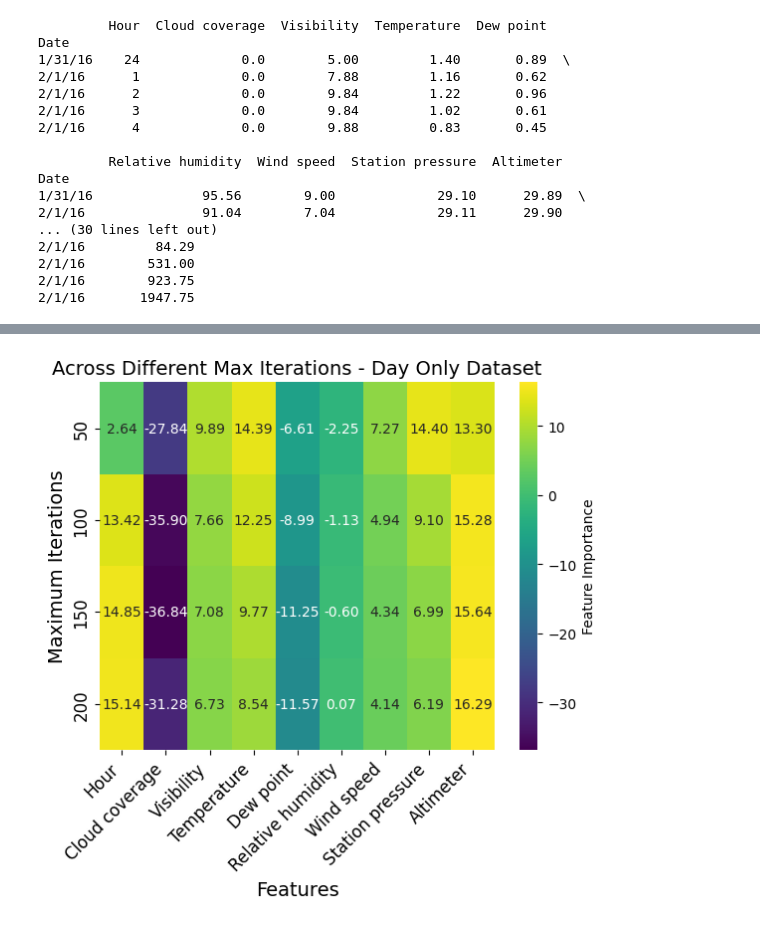
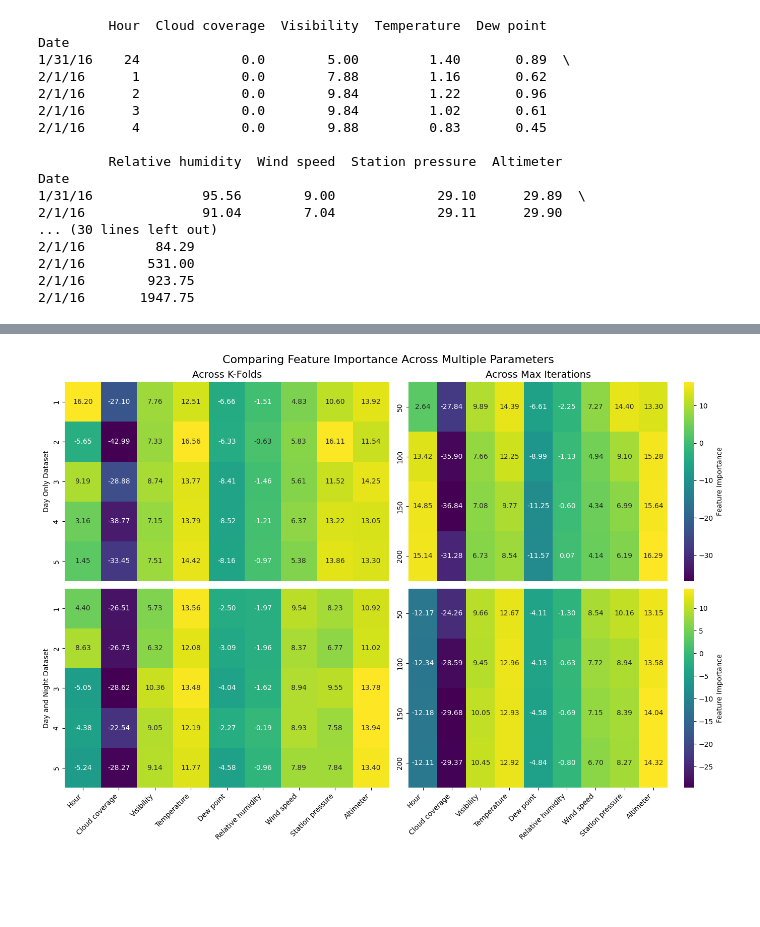
Before and after one commit to rcsurridge/Solar-ML-Forecast, a Jupyter notebook: neural_network.ipynb, the cells around one changed output, grey strips where cells are left out. Cells and saved outputs as stored; diff of their text form; code cells hidden in the pictures; blank space fills up the shorter version.

Commit message:
created master heatmap

```diff
--- a/neural_network.ipynb
+++ b/neural_network.ipynb
@@ -149,28 +87,42 @@ plt.show()
-# %%
-best_mse = float('inf')
-best_params = None
-
-max_iter_lst = [50, 100, 150, 200]
-
-feature_importance_matrix = np.zeros((len(max_iter_lst), X_day.shape[1]))
-
-for idx, max_iter in enumerate(max_iter_lst):
-    final_model = MLPRegressor(hidden_layer_sizes=(64, 64), max_iter=max_iter, random_state=42)
-    final_model.fit(X_day, y_day)
-    feature_importance_matrix[idx, :] = final_model.coefs_[0].sum(axis=1)
-
-# Plot heatmap for feature importance
-feature_names = day_night_solar_df.columns[:9].tolist()
-
-sns.heatmap(feature_importance_matrix, annot=True, cmap='viridis', yticklabels=max_iter_lst,
-            xticklabels=feature_names, fmt='.2f', cbar_kws={'label': 'Feature Importance'})
-plt.title('Across Different Max Iterations - Day Only Dataset', fontsize=14)
-plt.xlabel('Features', fontsize=14)
-plt.ylabel('Maximum Iterations', fontsize=14)
-plt.xticks(fontsize=12, rotation=45, ha='right')
-plt.yticks(fontsize=12)
-
-plt.savefig(os.path.join(save_dir, 'day_only_feature_importance_heatmap_iterations.png'))
-plt.show()
-# %% [output]
-[figure, removed]
+# %%
+feature_importance_matrix_day_only = np.zeros((len(max_iter_lst), X_day.shape[1]))
+
+for idx, max_iter in enumerate(max_iter_lst):
+    final_model = MLPRegressor(hidden_layer_sizes=(64, 64), max_iter=max_iter, random_state=42)
+    final_model.fit(X_day, y_day)
+    feature_importance_matrix_day_only[idx, :] = final_model.coefs_[0].sum(axis=1)
+# %%
+def plot_heatmap(ax, data, xticklabels, yticklabels, title, xlabel=True, ylabel=True, show_colorbar=True):
+    sns.heatmap(data, annot=True, cmap='viridis', xticklabels=xticklabels, yticklabels=yticklabels, fmt='.2f', cbar=show_colorbar, cbar_kws={'label': 'Feature Importance'}, ax=ax)
+    ax.set_title(title, fontsize=14)
+
+    if not xlabel:
+        ax.set_xlabel('')
+    if not ylabel:
+        ax.set_ylabel('')
+
+    ax.set_xticklabels([] if not xlabel else ax.get_xticklabels(), rotation=45, ha='right')
+
+# Create subplots
+fig, axes = plt.subplots(nrows=2, ncols=2, figsize=(14, 10))
+
+# Day Only Dataset - K-Folds
+plot_heatmap(axes[0, 0], feature_importance_day_only, [], range(1, 6), 'Across K-Folds', xlabel=False, show_colorbar=False)
+axes[0, 0].set_ylabel('Day Only Dataset')
+
+# Day Only Dataset - Max Iterations
+plot_heatmap(axes[0, 1], feature_importance_matrix_day_only, [], max_iter_lst, 'Across Max Iterations', xlabel=False, ylabel=False, show_colorbar=True)
+
+# Day and Night Dataset - K-Folds
+plot_heatmap(axes[1, 0], feature_importance_day_night, feature_names_day_night, range(1, 6), title=None, ylabel=False, show_colorbar=False)
+axes[1, 0].set_ylabel('Day and Night Dataset')
+
+# Day and Night Dataset - Max Iterations
+plot_heatmap(axes[1, 1], feature_importance_matrix_day_night, feature_names_day_night, max_iter_lst, title=None, ylabel=False, show_colorbar=True)
+
+plt.suptitle('Comparing Feature Importance Across Multiple Parameters', fontsize=16)
+plt.tight_layout()
+plt.savefig(os.path.join(save_dir, f'super_heatmap.png'))
+plt.show()
+# %% [output]
+[figure, added]
```
Also changed, not shown: parts of 2 cells of this notebook, 5 other files.
